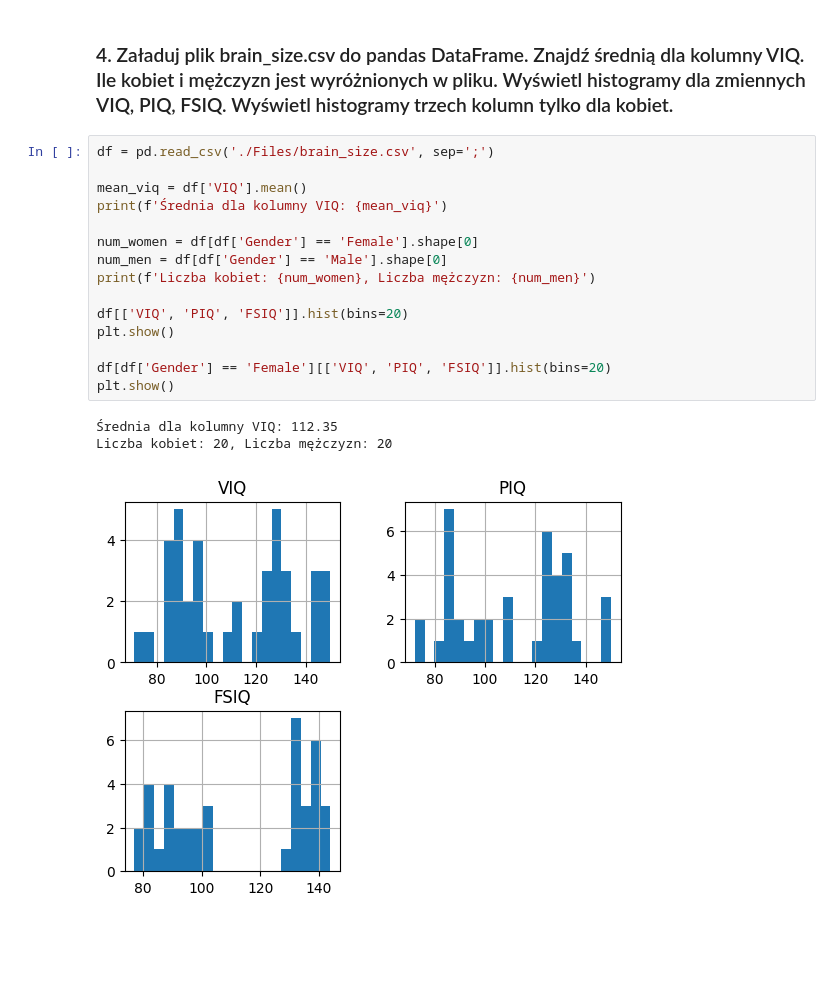
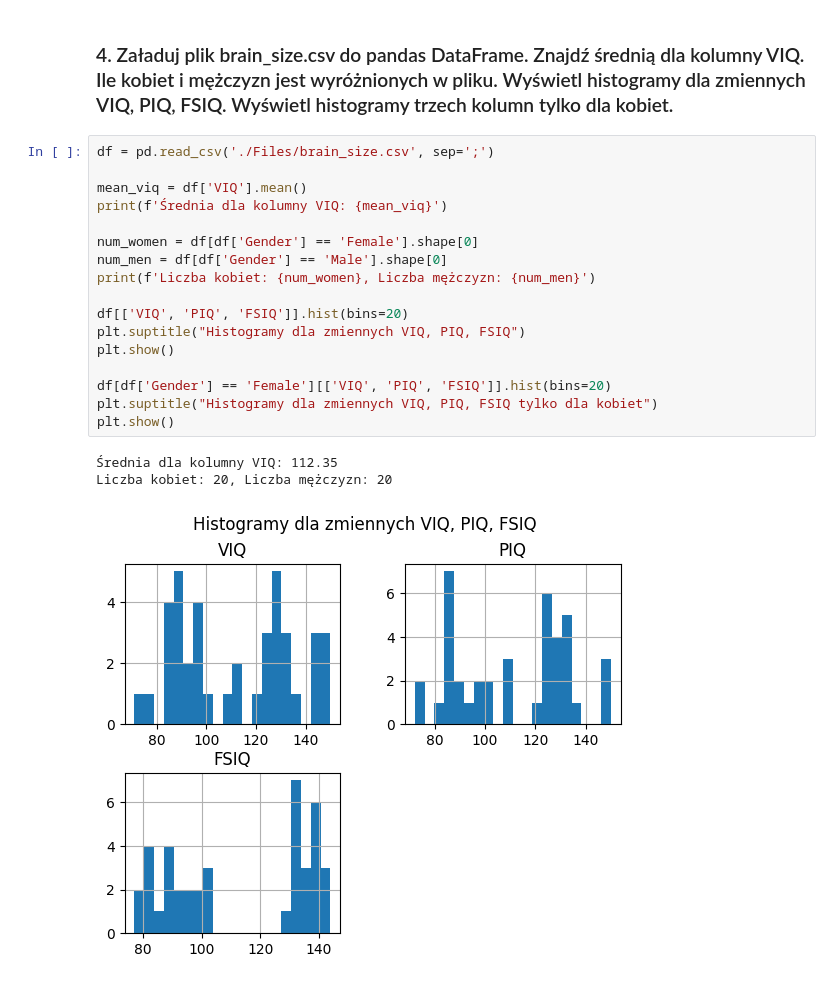
Before and after one commit to DLQuake/155099_BIZD_SIAWP, a Jupyter notebook: Statystyka_i_algebra_w_praktyce/lab_01.ipynb, the cells around one changed output. Drawn from its saved outputs; the diff is of its cells as text; blank space fills up the shorter version.

```diff
--- a/Statystyka_i_algebra_w_praktyce/lab_01.ipynb
+++ b/Statystyka_i_algebra_w_praktyce/lab_01.ipynb
@@ -112,19 +112,21 @@ Kurtoza:
 # %%
 df = pd.read_csv('./Files/brain_size.csv', sep=';')
 
 mean_viq = df['VIQ'].mean()
 print(f'Średnia dla kolumny VIQ: {mean_viq}')
 
 num_women = df[df['Gender'] == 'Female'].shape[0]
 num_men = df[df['Gender'] == 'Male'].shape[0]
 print(f'Liczba kobiet: {num_women}, Liczba mężczyzn: {num_men}')
 
 df[['VIQ', 'PIQ', 'FSIQ']].hist(bins=20)
+plt.suptitle("Histogramy dla zmiennych VIQ, PIQ, FSIQ")
 plt.show()
 
 df[df['Gender'] == 'Female'][['VIQ', 'PIQ', 'FSIQ']].hist(bins=20)
+plt.suptitle("Histogramy dla zmiennych VIQ, PIQ, FSIQ tylko dla kobiet")
 plt.show()
 # %% [output]
 Średnia dla kolumny VIQ: 112.35
 Liczba kobiet: 20, Liczba mężczyzn: 20
-[figure, old version]
+[figure, new version]
```
Also changed, not shown: parts of 1 cell of this notebook.
